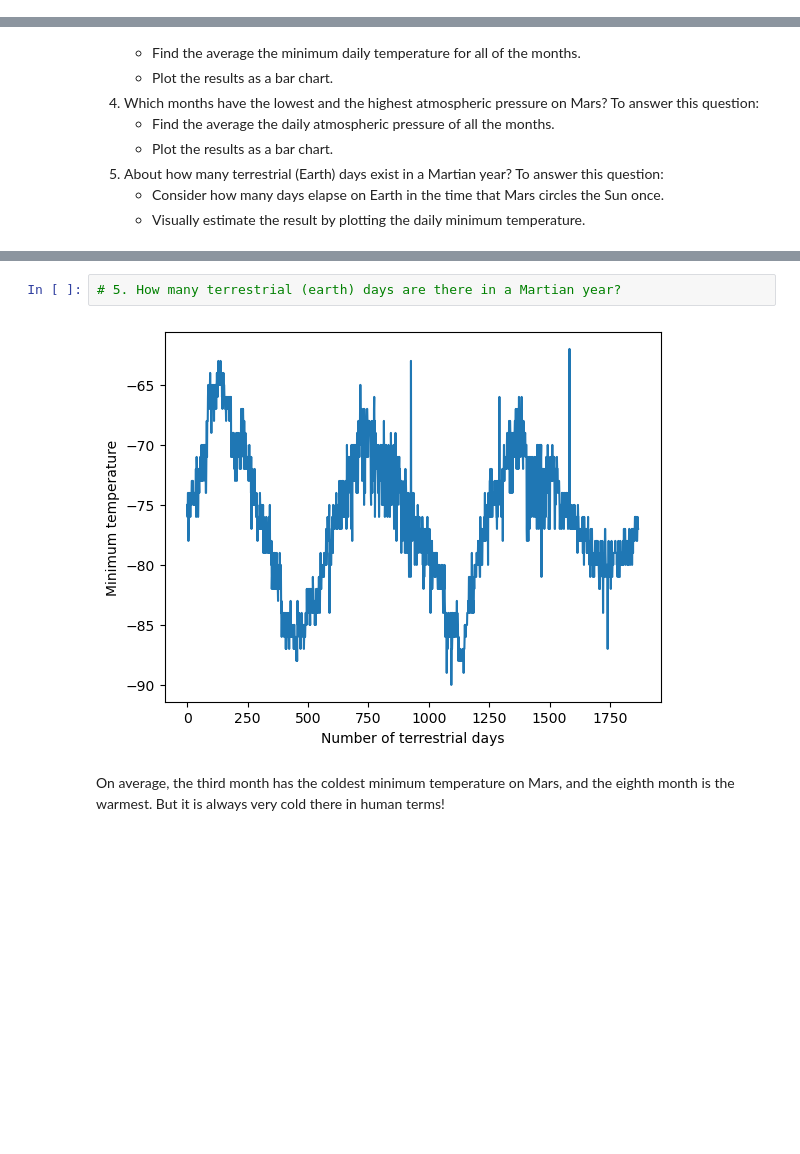
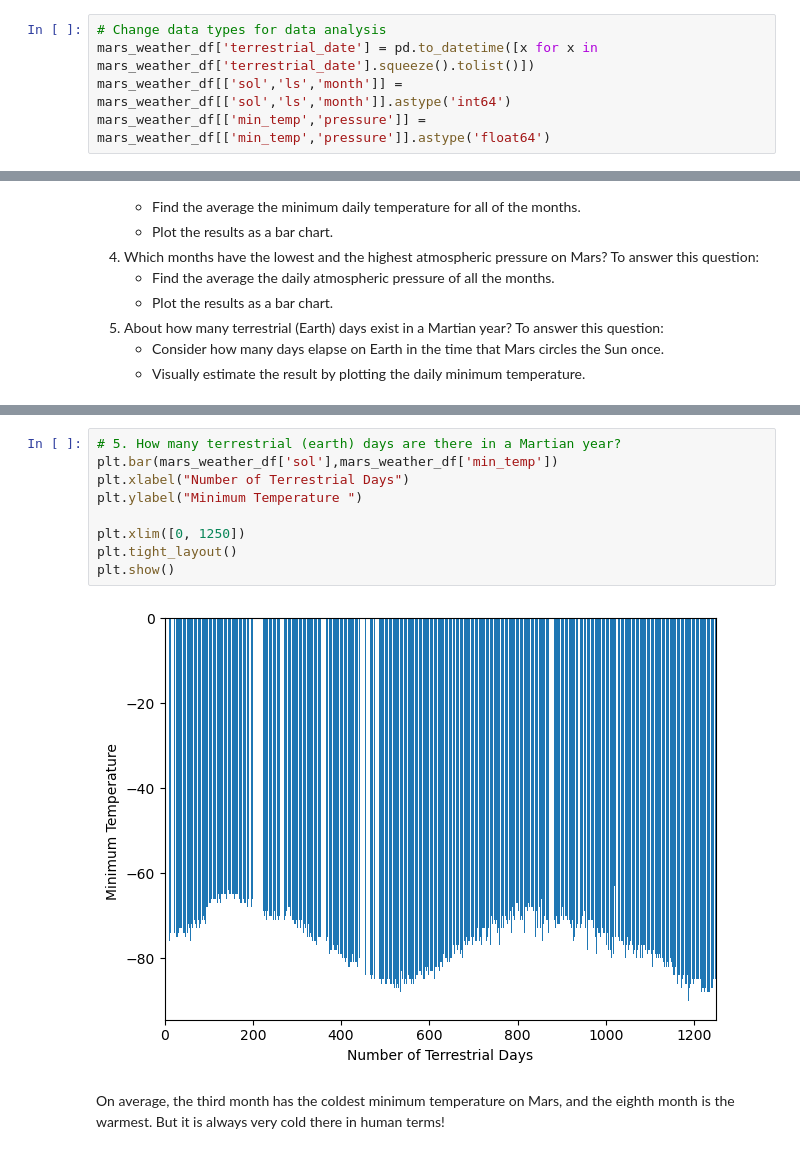
Before and after one commit to GarrettSteenwyk/web-scraping-challenge, a Jupyter notebook: mars_scrape/part_2_mars_weather.ipynb, the cells around one changed output, grey strips where cells are left out. Cells and saved outputs as stored; diff of their text form; blank space fills up the shorter version.

Commit message:
as is for now, may change during analysis

```diff
--- a/mars_scrape/part_2_mars_weather.ipynb
+++ b/mars_scrape/part_2_mars_weather.ipynb
@@ -132,2 +114,7 @@ dtype: object
+# %%
+# Change data types for data analysis
+mars_weather_df['terrestrial_date'] = pd.to_datetime([x for x in mars_weather_df['terrestrial_date'].squeeze().tolist()])
+mars_weather_df[['sol','ls','month']] = mars_weather_df[['sol','ls','month']].astype('int64')
+mars_weather_df[['min_temp','pressure']] = mars_weather_df[['min_temp','pressure']].astype('float64')
 # %%
 # Confirm type changes were successful by examining data types again
@@ -225,7 +229,14 @@ Name: pressure, dtype: float64
 # %%
 # 5. How many terrestrial (earth) days are there in a Martian year?
+plt.bar(mars_weather_df['sol'],mars_weather_df['min_temp'])
+plt.xlabel("Number of Terrestrial Days")
+plt.ylabel("Minimum Temperature ")
+
+plt.xlim([0, 1250])
+plt.tight_layout()
+plt.show()
 # %% [output]
-[figure, old version]
+[figure, new version]
 # %% [markdown]
 On average, the third month has the coldest minimum temperature on Mars, and the eighth month is the warmest. But it is always very cold there in human terms!
 # %% [markdown]
```
Also changed, not shown: parts of 14 cells of this notebook, 1 other file.
